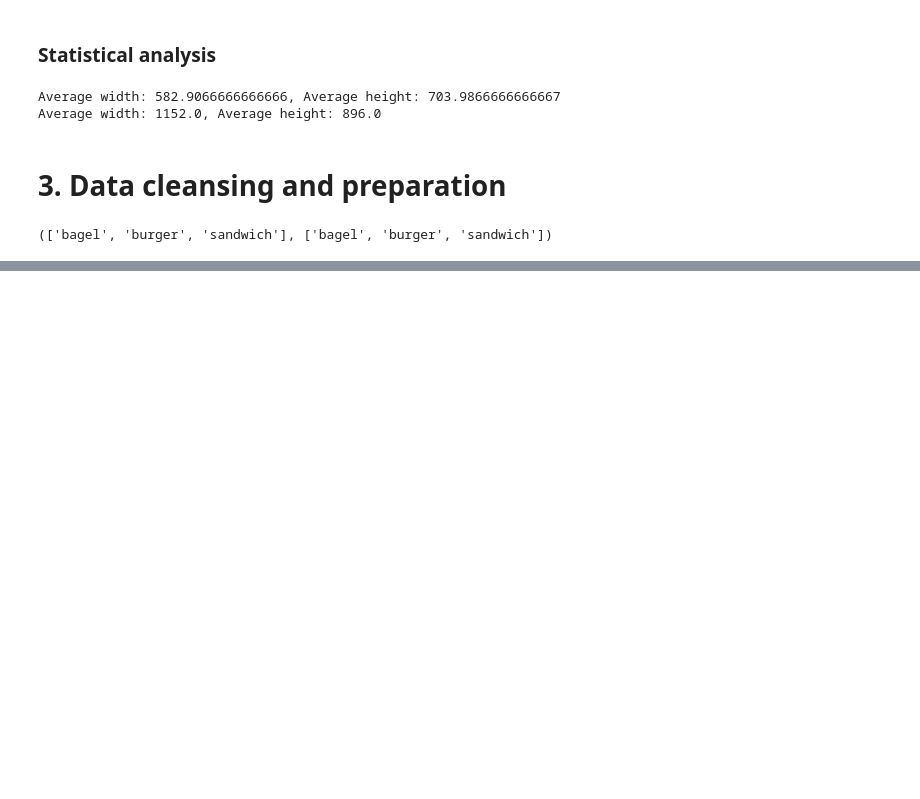
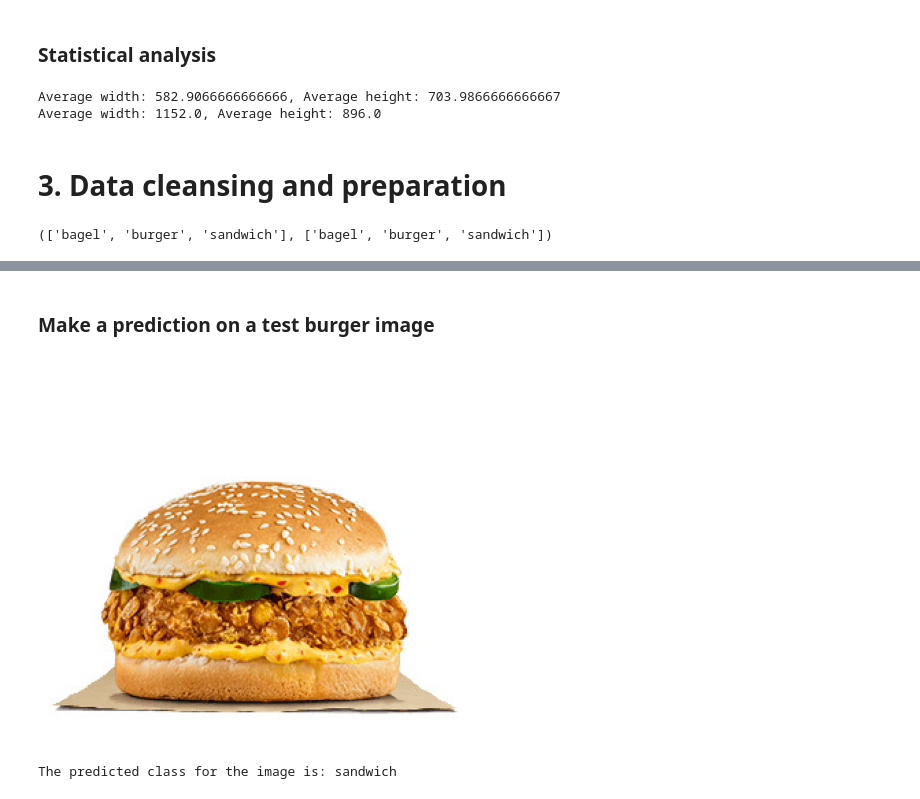
Before and after one commit to ironhamma/BMEVITMMA19_homework, a Jupyter notebook: homework.ipynb, the cells around one changed output, grey strips where cells are left out. Cells and saved outputs as stored; diff of their text form; code cells hidden in the pictures; blank space fills up the shorter version.

```diff
--- a/homework.ipynb
+++ b/homework.ipynb
@@ -216,0 +564,8 @@ train_loader.dataset.classes, val_loader.dataset.classes
+# %% [markdown]
+### Make a prediction on a test burger image
+# %%
+image_path_2 = './images/test/burger/test_5.jpg'
+predict_image(best_model, image_path_2)
+# %% [output]
+[figure, added]
+The predicted class for the image is: sandwich
```
Also changed, not shown: parts of 36 cells of this notebook, 1 other file.
